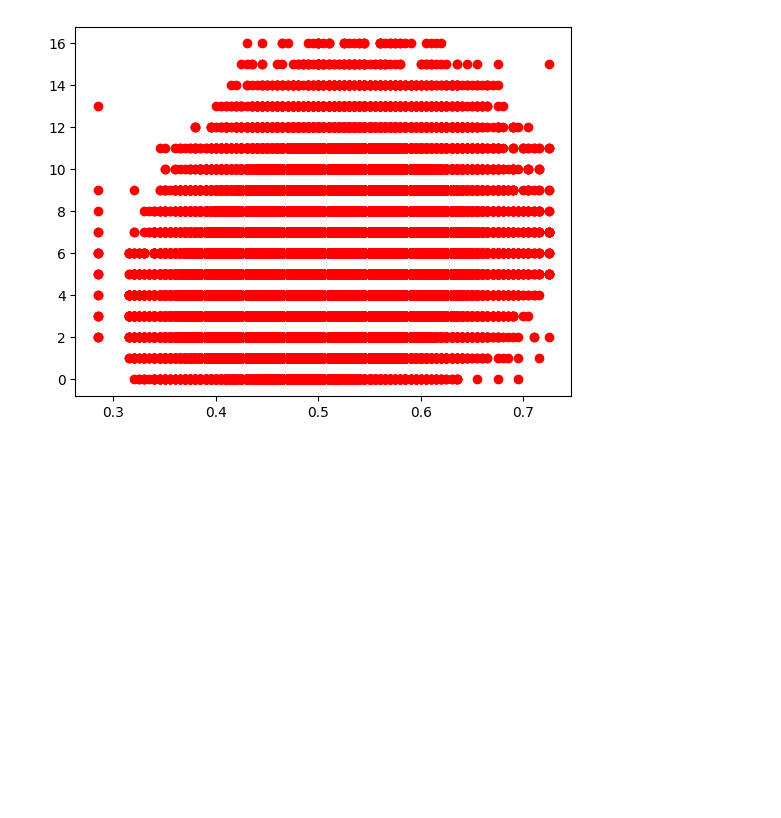
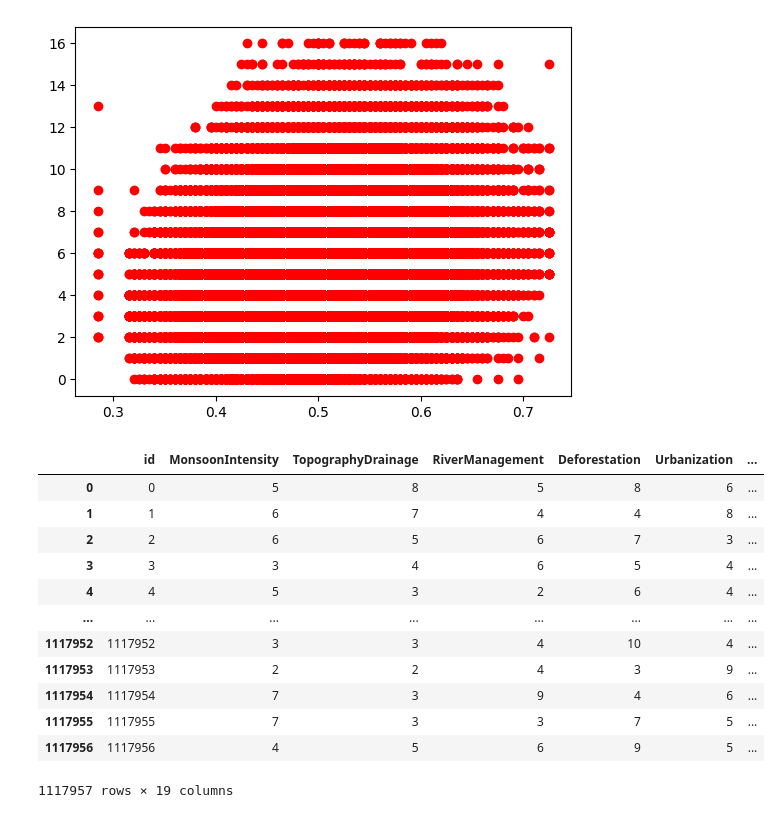
Before and after one commit to ShamalLakshan/ML-Stuff, a Jupyter notebook: flood-prediction/linear-regresssion.ipynb, the cells around one changed output. Drawn from its saved outputs; the diff is of its cells as text; code cells hidden in the pictures; blank space fills up the shorter version.

```diff
--- a/flood-prediction/linear-regresssion.ipynb
+++ b/flood-prediction/linear-regresssion.ipynb
@@ -44,3 +44,23 @@ plt.plot(train_data['FloodProbability'], train_data['RiverManagement'], 'ro')
 # %% [output]
 [<matplotlib.lines.Line2D at 0x...>]
 [figure]
+# %%
+x = train_data[['id', 'MonsoonIntensity', 'TopographyDrainage', 'RiverManagement',	'Deforestation', 'Urbanization', 'ClimateChange', 'DamsQuality', 'Siltation',	'AgriculturalPractices', 'DrainageSystems',	'CoastalVulnerability', 'Landslides',	'Watersheds', 'DeterioratingInfrastructure', 'PopulationScore', 'WetlandLoss',	'InadequatePlanning', 'PoliticalFactors']]
+
+y = train_data['FloodProbability']
+# %%
+x
+# %% [output]
+|  | id | MonsoonIntensity | TopographyDrainage | RiverManagement | Deforestation | Urbanization | ... |
+| 0 | 0 | 5 | 8 | 5 | 8 | 6 | ... |
+| 1 | 1 | 6 | 7 | 4 | 4 | 8 | ... |
+| 2 | 2 | 6 | 5 | 6 | 7 | 3 | ... |
+| 3 | 3 | 3 | 4 | 6 | 5 | 4 | ... |
+| 4 | 4 | 5 | 3 | 2 | 6 | 4 | ... |
+| ... | ... | ... | ... | ... | ... | ... | ... |
+| 1117952 | 1117952 | 3 | 3 | 4 | 10 | 4 | ... |
+| 1117953 | 1117953 | 2 | 2 | 4 | 3 | 9 | ... |
+| 1117954 | 1117954 | 7 | 3 | 9 | 4 | 6 | ... |
+| 1117955 | 1117955 | 7 | 3 | 3 | 7 | 5 | ... |
+| 1117956 | 1117956 | 4 | 5 | 6 | 9 | 5 | ... |
+1117957 rows × 19 columns
```
Also changed, not shown: parts of 1 cell of this notebook.
